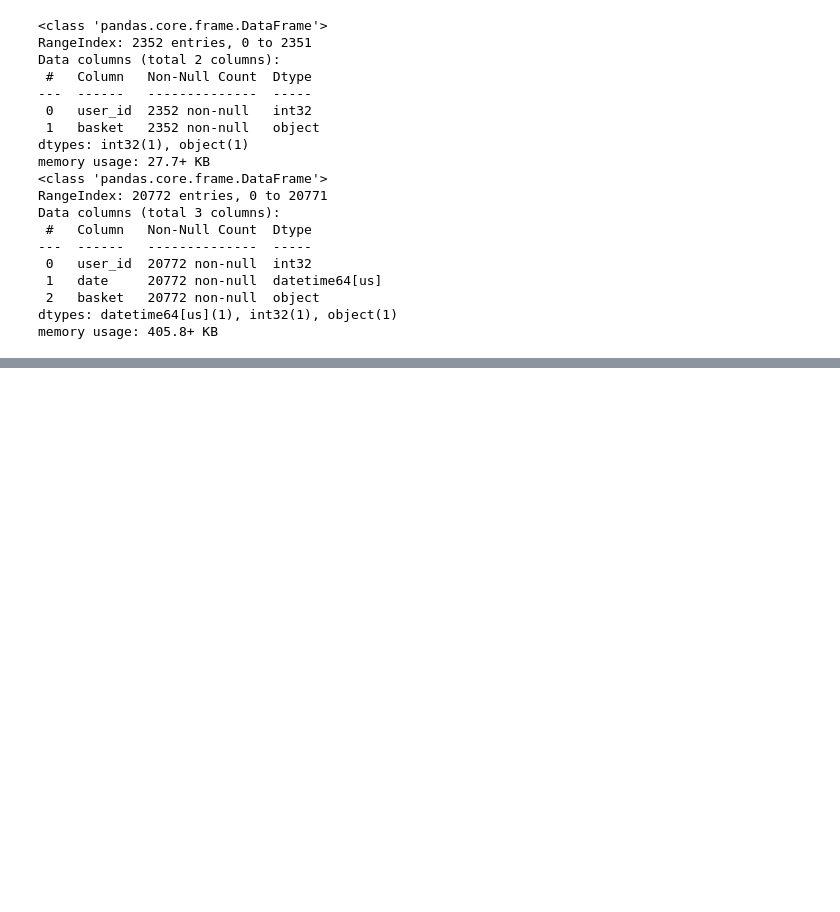
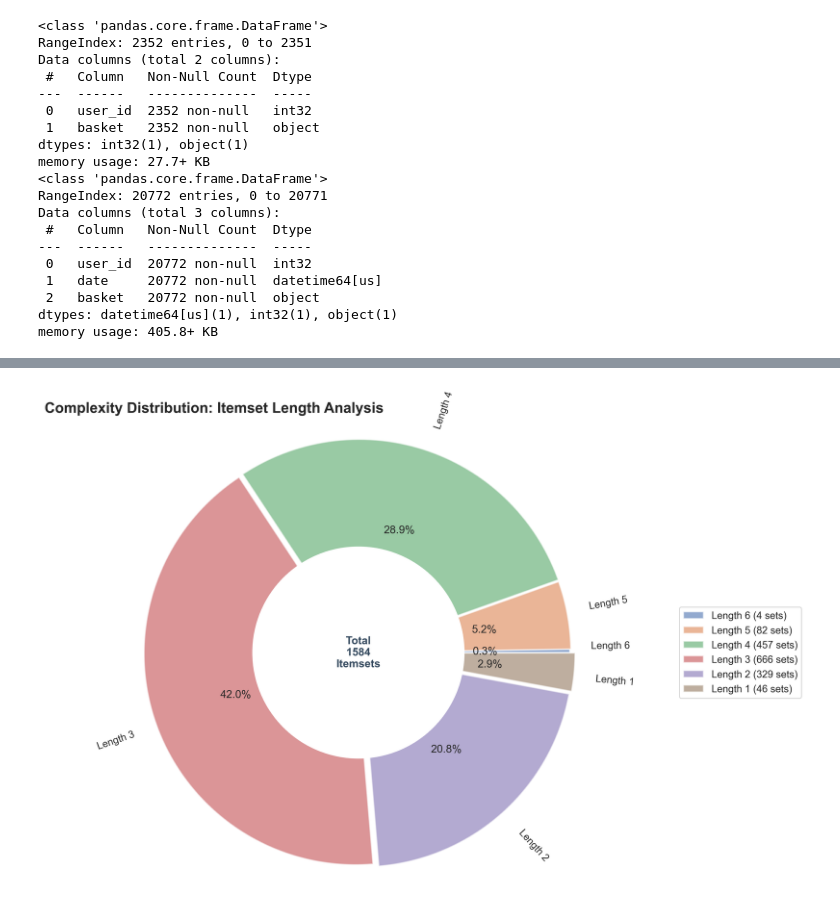
Before and after one commit to bhavik-knight/5580-dm-a3-association, a Jupyter notebook: code/02_apriori.ipynb, the cells around one changed output, grey strips where cells are left out. Saved outputs shown, nothing was run; the diff lists cells and outputs as text; code cells hidden in the pictures; blank space fills up the shorter version.

```diff
--- a/code/02_apriori.ipynb
+++ b/code/02_apriori.ipynb
@@ -114,0 +713,71 @@ df_apriori_log
+# %%
+# We filter the DataFrame to find the exact row for 0.04
+elbow_row = df_results[np.abs(df_results["Support"]- 0.04) < 0.0001].iloc[0]
+elbow_itemsets = elbow_row["Item_Sets"]
+final_rules = elbow_row["Rules"]
+
+# save the final rules to a csv file
+df_session_itemsets = pd.DataFrame(elbow_itemsets).sort_values(by="support", ascending=False)
+df_session_rules = pd.DataFrame(final_rules)\
+    .sort_values(
+        by=["lift", "confidence", "support"],
+        ascending=[False, False, False]  # All descending
+    )
+# %%
+import matplotlib.pyplot as plt
+
+# 1. Prepare and sort data by length (descending for the aesthetic spiral)
+df_session_itemsets['length'] = df_session_itemsets['itemsets'].apply(len)
+length_dist = df_session_itemsets['length'].value_counts().reset_index()
+length_dist.columns = ['length', 'count']
+df_data = length_dist.sort_values(by="length", ascending=False)
+
+labels = [f"Length {int(l)}" for l in df_data["length"]]
+data = df_data["count"]
+
+# 2. Aesthetic Spiral Explode: progressive separation
+explode = [0.005 * i for i in range(len(data))]
+
+# 3. Setup Figure
+figure = plt.figure(figsize=(10, 8), dpi=300)
+plot = plt.subplot()
+
+# 4. Plotting the 'Fanned' Pie
+plot.pie(
+    x=data,
+    labels=labels,
+    autopct="%1.1f%%",
+    rotatelabels=True,
+    labeldistance=1.1, # Slightly further out to avoid crowding
+    explode=explode,
+    startangle=0,
+    wedgeprops={"alpha": 0.6, "edgecolor": "white", "linewidth": 1.5}
+)
+
+# 5. Draw the Center Circle (The Donut Hole)
+center_circle = plt.Circle((0, 0), radius=0.5, fc="white")
+plt.gcf().gca().add_artist(center_circle)
+
+# 6. Central text for context
+plt.text(0, 0, f'Total\n{len(df_session_itemsets)}\nItemsets',
+         ha='center', va='center', fontsize=12, weight='bold', color='#34495e')
+
+# 7. Legend with Tier Counts
+legends_labels = dict(zip(labels, data))
+plot.axis("equal")
+plt.tight_layout()
+
+# Positioning the legend to the side
+plt.legend(
+    [f"{k} ({v} sets)" for k, v in legends_labels.items()],
+    loc="center left",
+    bbox_to_anchor=(1, 0, 0.5, 1)
+)
+
+plt.title("Complexity Distribution: Itemset Length Analysis", loc="left", fontsize=16, weight='bold')
+
+# 8. Save for report
+plt.savefig(results_dir / "apriori_session_itemset_spiral_donut.pdf", bbox_inches='tight')
+plt.show()
+# %% [output]
+[figure, added]
```
Also changed, not shown: parts of 24 cells of this notebook, 12 other files.
